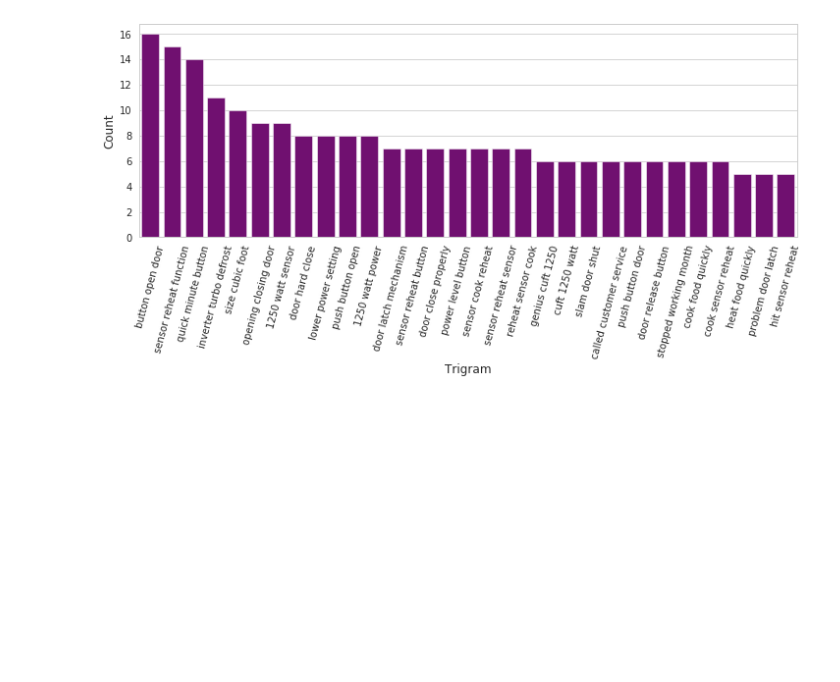
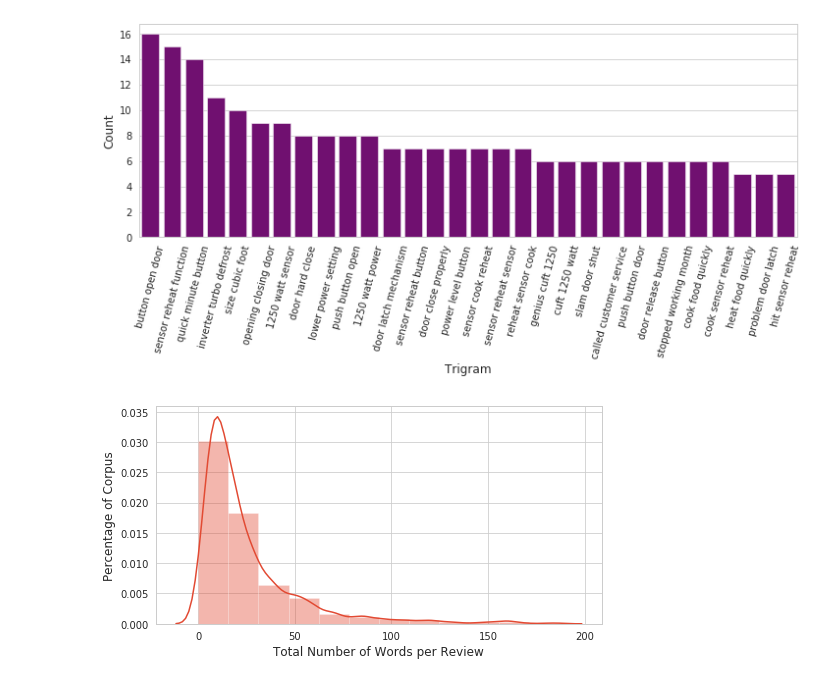
Before and after one commit to GrilledJeez/amazon_product_feature_analysis, a Jupyter notebook: EDA_&_Data_wrangling.ipynb, the cells around one changed output. Drawn from its saved outputs; the diff is of its cells as text; code cells hidden in the pictures; blank space fills up the shorter version.

```diff
--- a/EDA_&_Data_wrangling.ipynb
+++ b/EDA_&_Data_wrangling.ipynb
@@ -323,3 +323,13 @@ plt.show()
 [figure]
 [figure]
 [figure]
+# %%
+review_text = df.model_ready
+review_words = review_text.str.split().str.len()
+
+fig, ax = plt.subplots(figsize=(8,4))
+sns.distplot(review_words[(review_words<(2*word_std))], bins=12)
+ax.set(xlabel= "Total Number of Words per Review", ylabel="Percentage of Corpus")
+plt.show()
+# %% [output]
+[figure, added]
```
Also changed, not shown: parts of 1 cell of this notebook, 2 other files.
